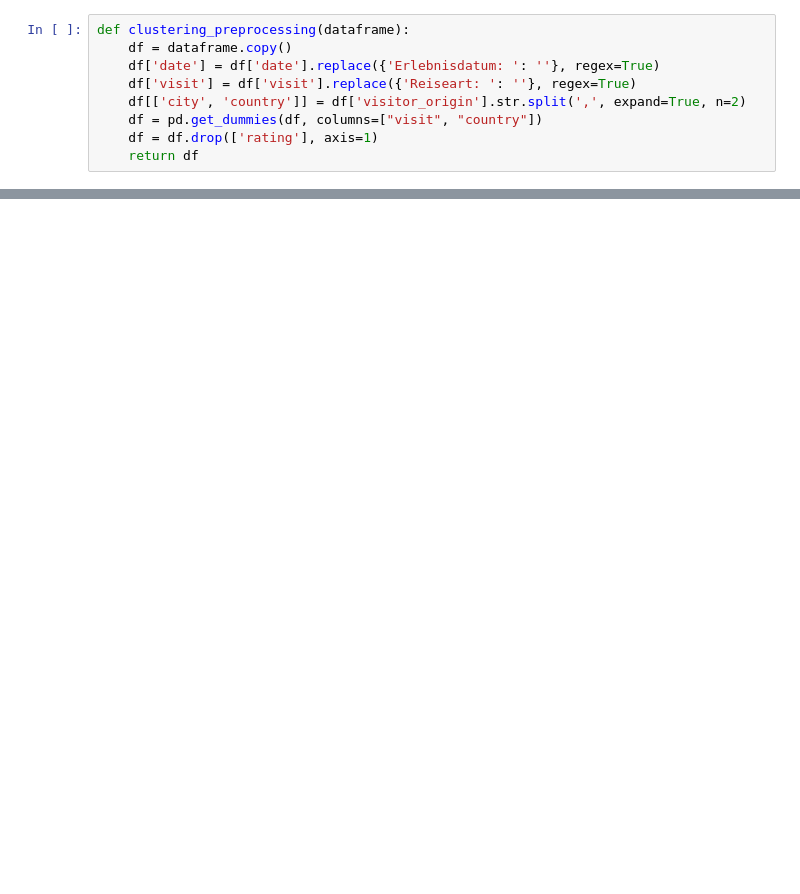
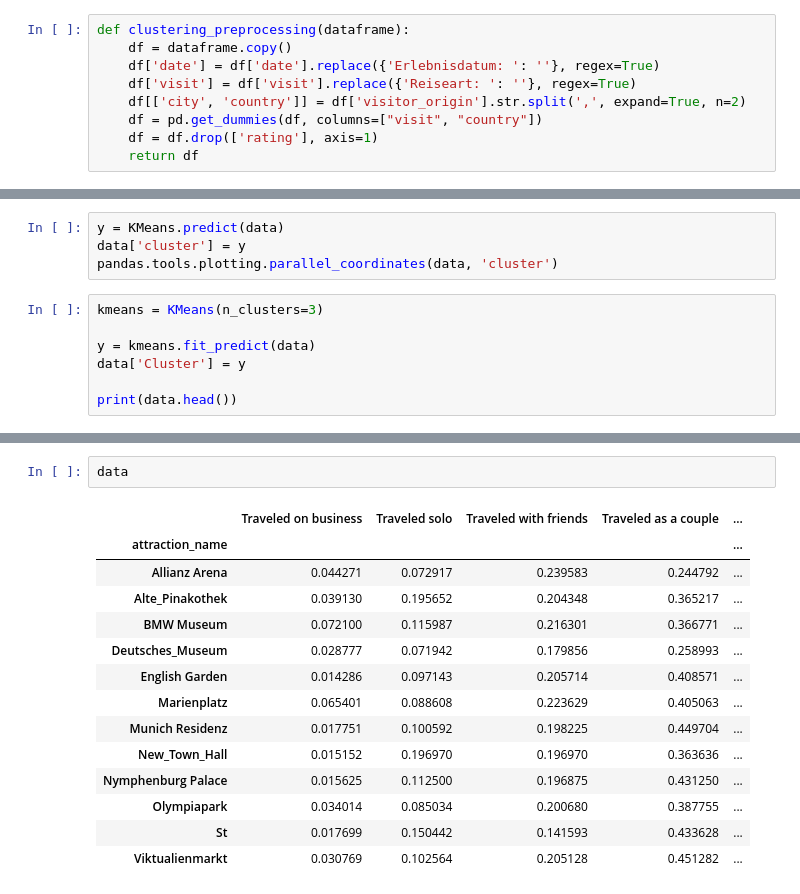
Before and after one commit to Yaccoub/Co-Tour, a Jupyter notebook: Tripadvisor_web_scraper/Preprocessed Datasets/K_means preprocessing.ipynb, the cells around one changed output, grey strips where cells are left out. Drawn from its saved outputs; the diff is of its cells as text; blank space fills up the shorter version.

```diff
--- a/Tripadvisor_web_scraper/Preprocessed Datasets/K_means preprocessing.ipynb
+++ b/Tripadvisor_web_scraper/Preprocessed Datasets/K_means preprocessing.ipynb
@@ -308,0 +206,11 @@ Englischer_Garten.head(50)
+# %%
+y = KMeans.predict(data)
+data['cluster'] = y
+pandas.tools.plotting.parallel_coordinates(data, 'cluster')
+# %%
+kmeans = KMeans(n_clusters=3)
+
+y = kmeans.fit_predict(data)
+data['Cluster'] = y
+
+print(data.head())
@@ -308,0 +235,17 @@ Englischer_Garten.head(50)
+# %%
+data
+# %% [output]
+|  | Traveled on business | Traveled solo | Traveled with friends | Traveled as a couple | ... |
+| attraction_name |  |  |  |  | ... |
+| Allianz Arena | 0.044271 | 0.072917 | 0.239583 | 0.244792 | ... |
+| Alte_Pinakothek | 0.039130 | 0.195652 | 0.204348 | 0.365217 | ... |
+| BMW Museum | 0.072100 | 0.115987 | 0.216301 | 0.366771 | ... |
+| Deutsches_Museum | 0.028777 | 0.071942 | 0.179856 | 0.258993 | ... |
+| English Garden | 0.014286 | 0.097143 | 0.205714 | 0.408571 | ... |
+| Marienplatz | 0.065401 | 0.088608 | 0.223629 | 0.405063 | ... |
+| Munich Residenz | 0.017751 | 0.100592 | 0.198225 | 0.449704 | ... |
+| New_Town_Hall | 0.015152 | 0.196970 | 0.196970 | 0.363636 | ... |
+| Nymphenburg Palace | 0.015625 | 0.112500 | 0.196875 | 0.431250 | ... |
+| Olympiapark | 0.034014 | 0.085034 | 0.200680 | 0.387755 | ... |
+| St | 0.017699 | 0.150442 | 0.141593 | 0.433628 | ... |
+| Viktualienmarkt | 0.030769 | 0.102564 | 0.205128 | 0.451282 | ... |
```
Also changed, not shown: parts of 45 cells of this notebook, 7 other files.
